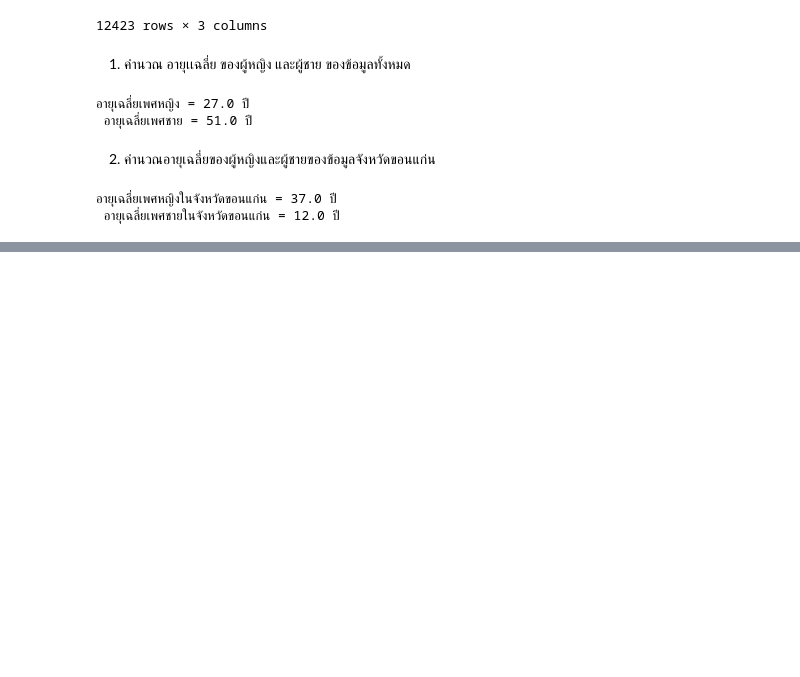
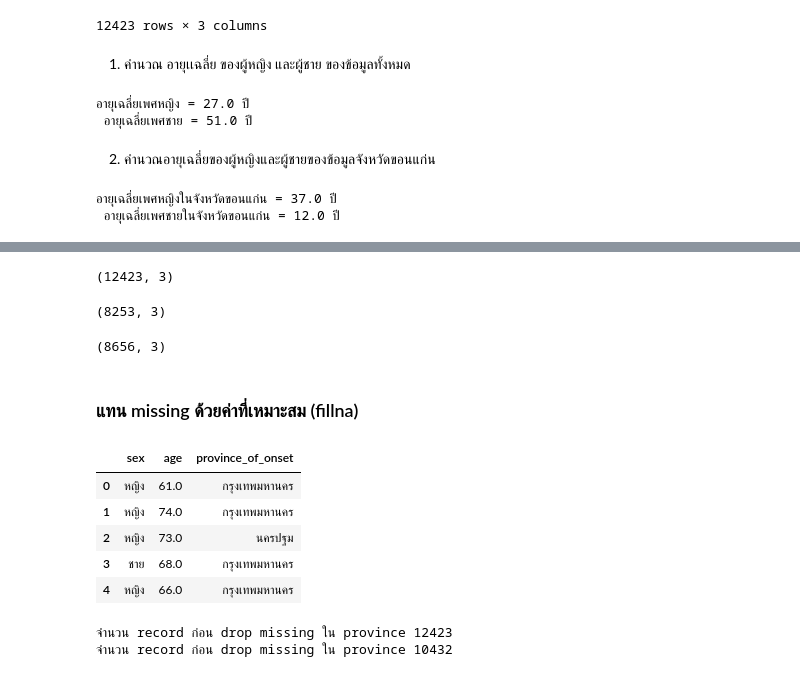
Before and after one commit to siwakornnn/data_viz, a Jupyter notebook: Pandas101.ipynb, the cells around one changed output, grey strips where cells are left out. Drawn from its saved outputs; the diff is of its cells as text; code cells hidden in the pictures; blank space fills up the shorter version.

Commit message:
pandas : แก้ค่า missing

```diff
--- a/Pandas101.ipynb
+++ b/Pandas101.ipynb
@@ -244,0 +383,30 @@ print(f'อายุเฉลี่ยเพศหญิงในจังหว
+# %%
+this_data = data_covid[['sex','age','province_of_onset']]
+this_data.shape
+# %% [output]
+(12423, 3)
+# %%
+this_data.dropna().shape
+# %% [output]
+(8253, 3)
+# %%
+this_data.dropna(subset=['age']).shape
+# %% [output]
+(8656, 3)
+# %% [markdown]
+### แทน missing ด้วยค่าที่เหมาะสม (fillna)
+# %%
+this_data.head()
+# %% [output]
+|  | sex | age | province_of_onset |
+| 0 | หญิง | 61.0 | กรุงเทพมหานคร |
+| 1 | หญิง | 74.0 | กรุงเทพมหานคร |
+| 2 | หญิง | 73.0 | นครปฐม |
+| 3 | ชาย | 68.0 | กรุงเทพมหานคร |
+| 4 | หญิง | 66.0 | กรุงเทพมหานคร |
+# %%
+print(f'จำนวน record ก่อน drop missing ใน province {this_data.shape[0]}')
+print(f'จำนวน record ก่อน drop missing ใน province {this_data.dropna(subset=["province_of_onset"]).shape[0]}')
+# %% [output]
+จำนวน record ก่อน drop missing ใน province 12423
+จำนวน record ก่อน drop missing ใน province 10432
```
Also changed, not shown: parts of 24 cells of this notebook.
